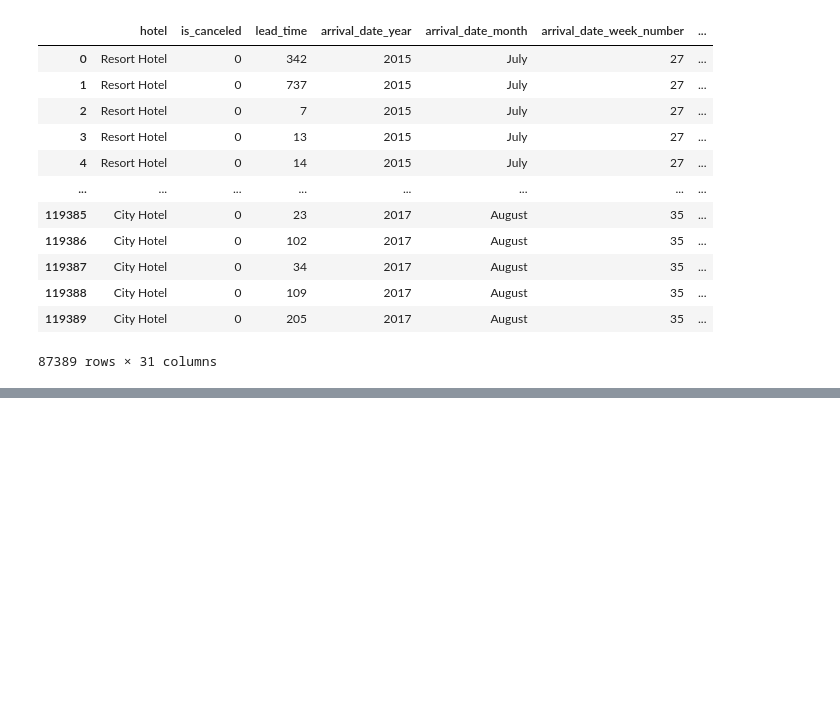
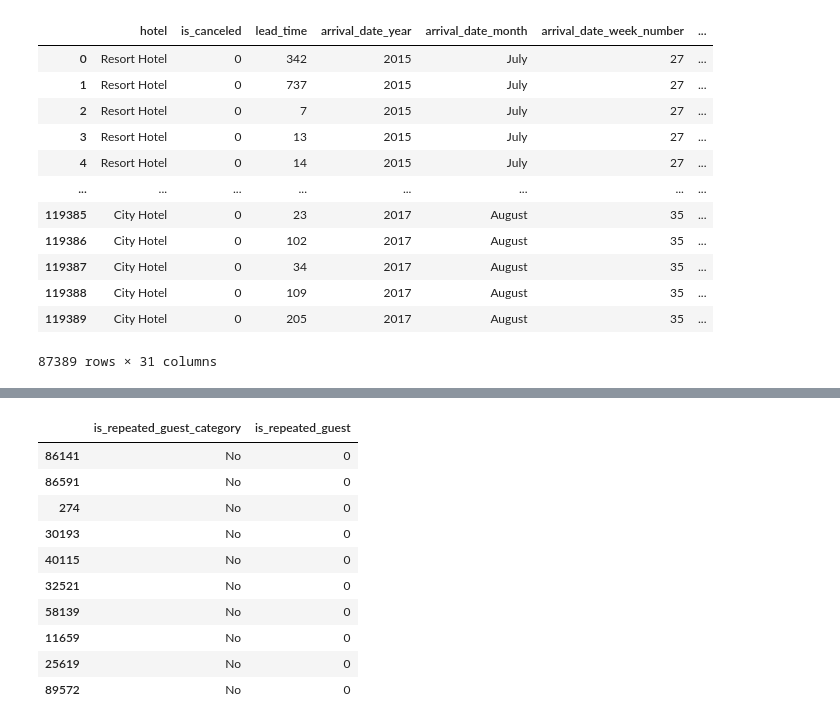
Before and after one commit to gedetanok/kelasbagus3-deep-understanding-of-machine-learning, a Jupyter notebook: Week 1/Pandas_Basic_EDA.ipynb, the cells around one changed output, grey strips where cells are left out. Cells and saved outputs as stored; diff of their text form; code cells hidden in the pictures; blank space fills up the shorter version.

```diff
--- a/Week 1/Pandas_Basic_EDA.ipynb
+++ b/Week 1/Pandas_Basic_EDA.ipynb
@@ -353,0 +447,16 @@ DataFrameNew
+# %%
+DataFrameNew['is_repeated_guest_category'] = DataFrameNew['is_repeated_guest'].apply(lambda x: 'Yes' if x == 1 else 'No')
+# %%
+DataFrameNew[['is_repeated_guest_category', 'is_repeated_guest']].sample(10)
+# %% [output]
+|  | is_repeated_guest_category | is_repeated_guest |
+| 86141 | No | 0 |
+| 86591 | No | 0 |
+| 274 | No | 0 |
+| 30193 | No | 0 |
+| 40115 | No | 0 |
+| 32521 | No | 0 |
+| 58139 | No | 0 |
+| 11659 | No | 0 |
+| 25619 | No | 0 |
+| 89572 | No | 0 |
```
Also changed, not shown: parts of 22 cells of this notebook.
